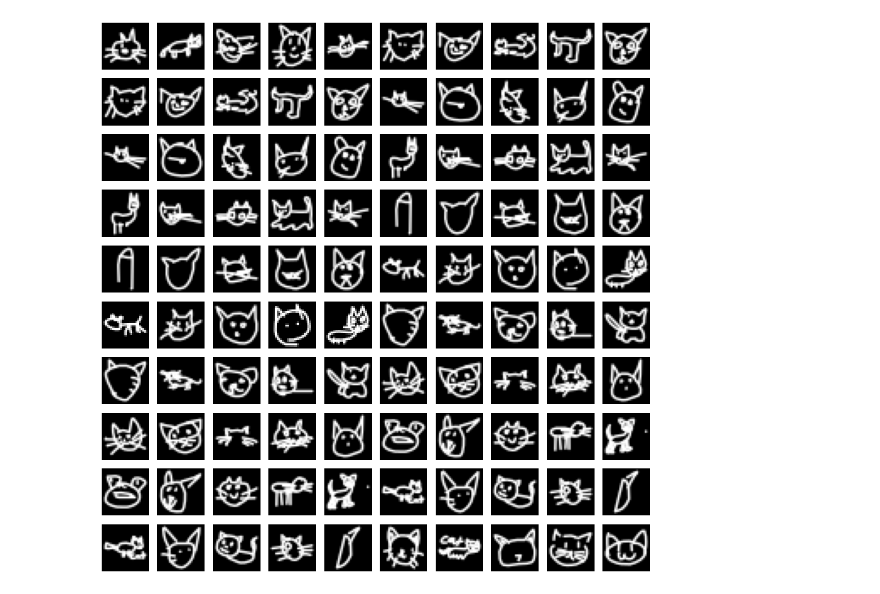
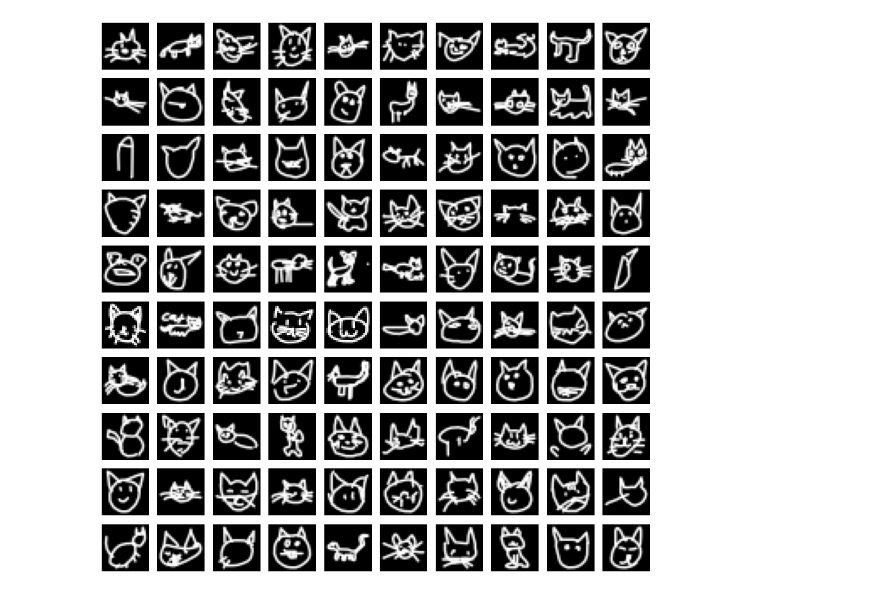
Before and after one commit to Marcus-Friis/aml-mini-project, a Jupyter notebook: notebooks/plot_cats.ipynb, the cells around one changed output. Cells and saved outputs as stored; diff of their text form; code cells hidden in the pictures.

```diff
--- a/notebooks/plot_cats.ipynb
+++ b/notebooks/plot_cats.ipynb
@@ -8,11 +8,12 @@ cats = np.load('../data/cats/full_numpy_bitmap_cat.npy').reshape(-1, 1, img_dim,
 # %%
 # plot grid of cats
 n_cats = 10
 fig, ax = plt.subplots(n_cats, n_cats, figsize=(10, 10))
 for i in range(n_cats):
     for j in range(n_cats):
-        ax[i, j].imshow(cats[i*5 + j][0], cmap='gray')
+        ax[i, j].imshow(cats[i*n_cats + j][0], cmap='gray')
         ax[i, j].axis('off')
 plt.tight_layout()
+fig.savefig('../figs/cats.svg')
 # %% [output]
-[figure, old version]
+[figure, new version]
```
Also changed, not shown: 1 other file.
